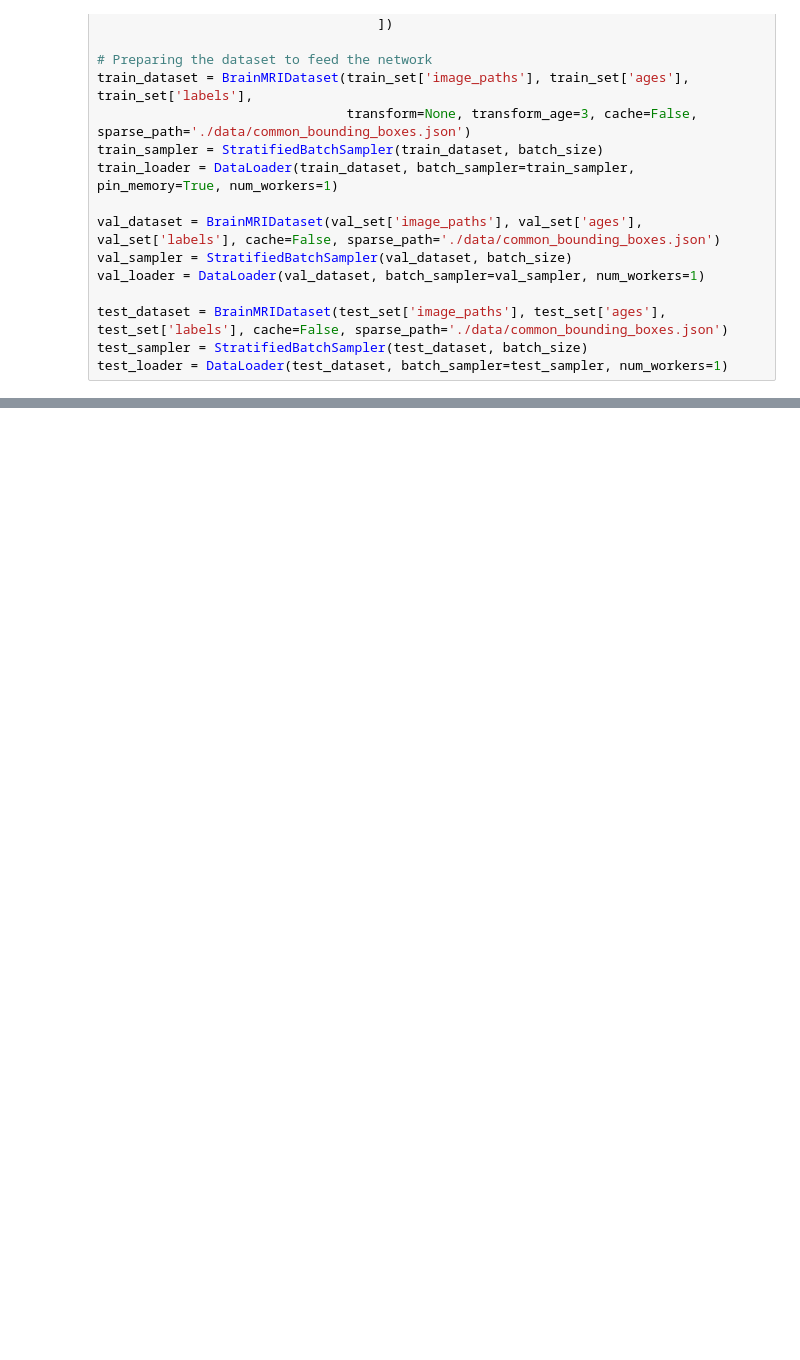
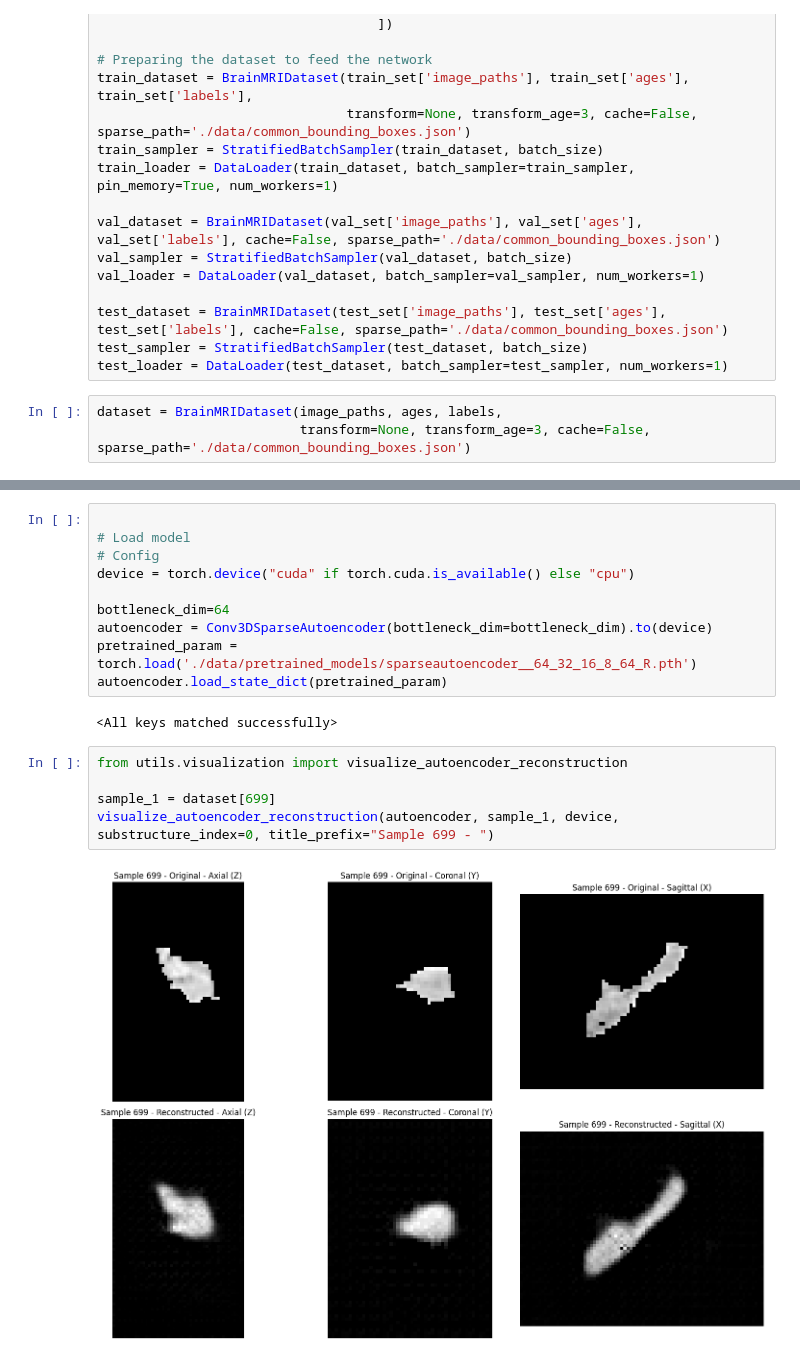
Before and after one commit to minnelab/NeuroCBIR, a Jupyter notebook: CBIR.ipynb, the cells around one changed output, grey strips where cells are left out. Drawn from its saved outputs; the diff is of its cells as text; blank space fills up the shorter version.

```diff
--- a/CBIR.ipynb
+++ b/CBIR.ipynb
@@ -109,6 +109,9 @@ val_loader = DataLoader(val_dataset, batch_sampler=val_sampler, num_workers=1)
 test_dataset = BrainMRIDataset(test_set['image_paths'], test_set['ages'], test_set['labels'], cache=False, sparse_path='./data/common_bounding_boxes.json')
 test_sampler = StratifiedBatchSampler(test_dataset, batch_size)
 test_loader = DataLoader(test_dataset, batch_sampler=test_sampler, num_workers=1)
+# %%
+dataset = BrainMRIDataset(image_paths, ages, labels,
+                          transform=None, transform_age=3, cache=False, sparse_path='./data/common_bounding_boxes.json')
 # %%
 from model.autoencoder import Conv3DSparseAutoencoder
 
@@ -184,0 +120,19 @@ array([{'subject_id': np.str_('OAS30647'), 'record_id': 'OAS30647_MR_d0232', 'su
+# %%
+
+# Load model
+# Config
+device = torch.device("cuda" if torch.cuda.is_available() else "cpu")
+
+bottleneck_dim=64
+autoencoder = Conv3DSparseAutoencoder(bottleneck_dim=bottleneck_dim).to(device)
+pretrained_param = torch.load('./data/pretrained_models/sparseautoencoder__64_32_16_8_64_R.pth')
+autoencoder.load_state_dict(pretrained_param)
+# %% [output]
+<All keys matched successfully>
+# %%
+from utils.visualization import visualize_autoencoder_reconstruction
+
+sample_1 = dataset[699]
+visualize_autoencoder_reconstruction(autoencoder, sample_1, device, substructure_index=0, title_prefix="Sample 699 - ")
+# %% [output]
+[figure, added]
```
Also changed, not shown: parts of 14 cells of this notebook, 4 other files.
